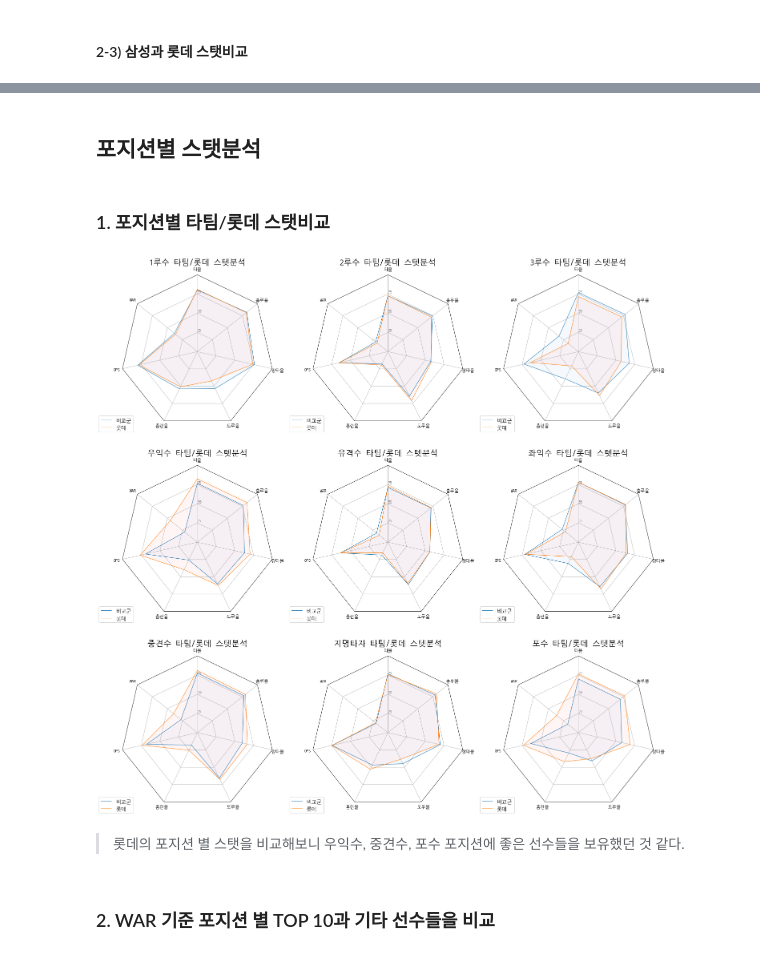
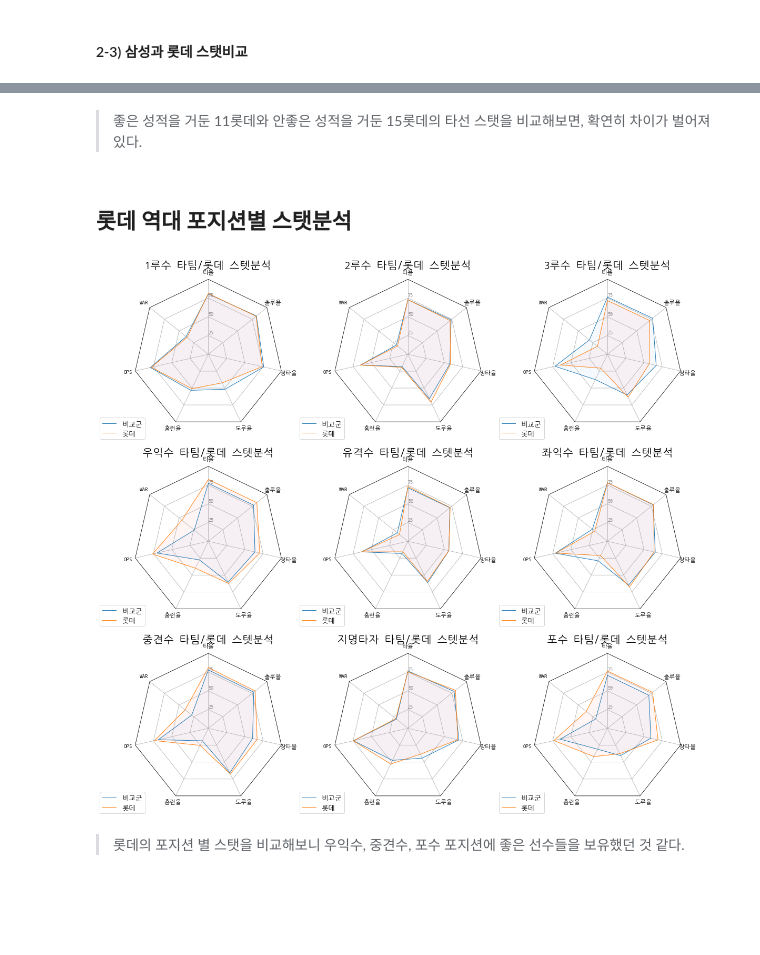
Before and after one commit to andy-kwon/aiffel-datathon, a Jupyter notebook: kbo_datathon_11th.ipynb, the cells around one changed output, grey strips where cells are left out. Saved outputs shown, nothing was run; the diff lists cells and outputs as text; code cells hidden in the pictures; blank space fills up the shorter version.

```diff
--- a/kbo_datathon_11th.ipynb
+++ b/kbo_datathon_11th.ipynb
@@ -713,0 +768,24 @@ plt.tight_layout()
+# %%
+kbo_mean = kbo.groupby(['나이'], as_index=False).mean()
+
+plt.rcParams["figure.figsize"] = (20, 6)
+plt.subplot(131)
+sns.scatterplot(x='나이', y='OPS', data=kbo)
+plt.xlabel('나이')
+plt.ylabel('OPS')
+plt.title('나이에 따른 OPS', size=20)
+
+plt.subplot(132)
+sns.scatterplot(x='나이', y='WAR', data=kbo)
+plt.xlabel('나이')
+plt.ylabel('WAR')
+plt.title('나이에 따른 WAR', size=20)
+
+# 의미 없는 그래프
+plt.subplot(133)
+sns.scatterplot(x=kbo_mean['나이'], y=kbo_mean['OPS'])
+plt.xlabel('나이')
+plt.ylabel('OPS 평균')
+plt.title('나이에 따른 OPS 평균', size=20)
+
+plt.tight_layout()
@@ -713,0 +807,8 @@ plt.tight_layout()
+# %%
+# 분위수로 그룹 나누기
+kbo['age_group'] = pd.qcut(kbo['나이'], 4, labels=['group1', 'group2', 'group3', 'group4'])
+
+print('첫 번째 그룹: {}세 미만'.format(np.quantile(kbo['나이'], .25)))
+print('두 번째 그룹: {}세 미만'.format(np.quantile(kbo['나이'], .5)))
+print('세 번째 그룹: {}세 미만'.format(np.quantile(kbo['나이'], .75)))
+print('네 번째 그룹: {}세 이상'.format(np.quantile(kbo['나이'], .75)))
@@ -1067,0 +1272,7 @@ plt.tight_layout()
+# %%
+data1 = reg_kbo[(reg_kbo['소속팀'] == '롯데') & (reg_kbo['시즌'] == 2011)]
+data2 = reg_kbo[(reg_kbo['소속팀'] == '롯데') & (reg_kbo['시즌'] == 2015)]
+
+plt.figure(figsize=(6, 6))
+render_spider_plot(data1, data2, title='11/15시즌 롯데 스텟 비교', label=['11롯데', '15롯데'])
+plt.tight_layout()
@@ -1068,21 +1281,19 @@ plt.tight_layout()
+# %% [markdown]
+> 좋은 성적을 거둔 11롯데와 안좋은 성적을 거둔 15롯데의 타선 스탯을 비교해보면, 확연히 차이가 벌어져 있다.
 # %% [markdown]
-## 포지션별 스탯분석
+## 롯데 역대 포지션별 스탯분석
-# %% [markdown]
-### 1. 포지션별 타팀/롯데 스탯비교
 # %%
 position = list(sorted(reg_kbo['포지션'].unique()))
 
-plt.figure(figsize=(20, 20))
+plt.figure(figsize=(16, 15))
 for idx, pos in enumerate(position):
-    data1 = reg_kbo[(reg_kbo['포지션'] == pos) & (reg_kbo['소속팀'] != '롯데')]
+    data1 = reg_kbo[(reg_kbo['포지션'] == pos)]
     data2 = reg_kbo[(reg_kbo['포지션'] == pos) & (reg_kbo['소속팀'] == '롯데')]
     ax = plt.subplot(330 + idx + 1, polar=True)
     render_spider_plot(data1, data2, title=f'{pos} 타팀/롯데 스텟분석', ax=ax)
 
 plt.tight_layout()
 # %% [output]
-[figure, old version]
+[figure, new version]
 # %% [markdown]
 > 롯데의 포지션 별 스탯을 비교해보니 우익수, 중견수, 포수 포지션에 좋은 선수들을 보유했던 것 같다.
-# %% [markdown]
-### 2. WAR 기준 포지션 별 TOP 10과 기타 선수들을 비교
```
Also changed, not shown: parts of 54 cells of this notebook.
